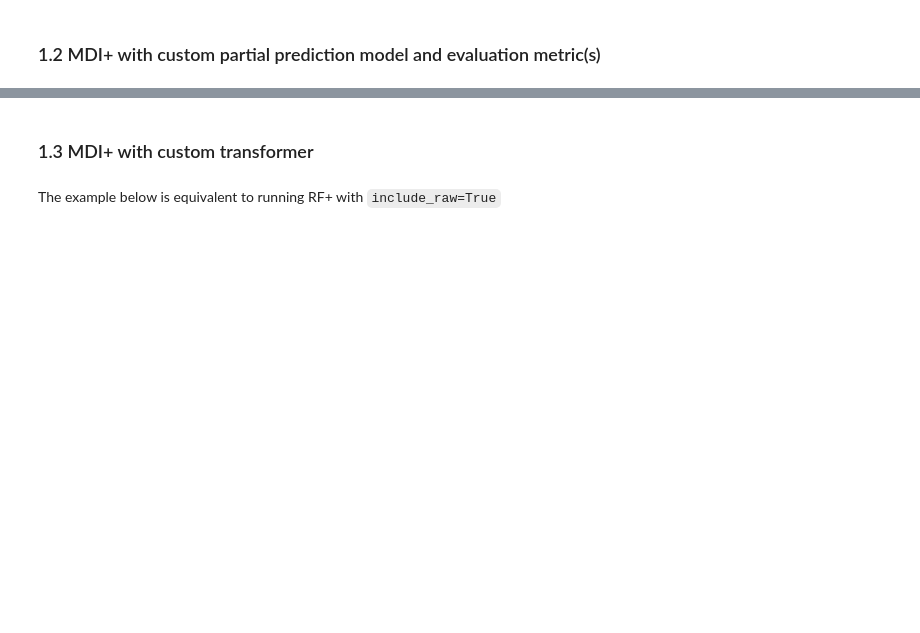
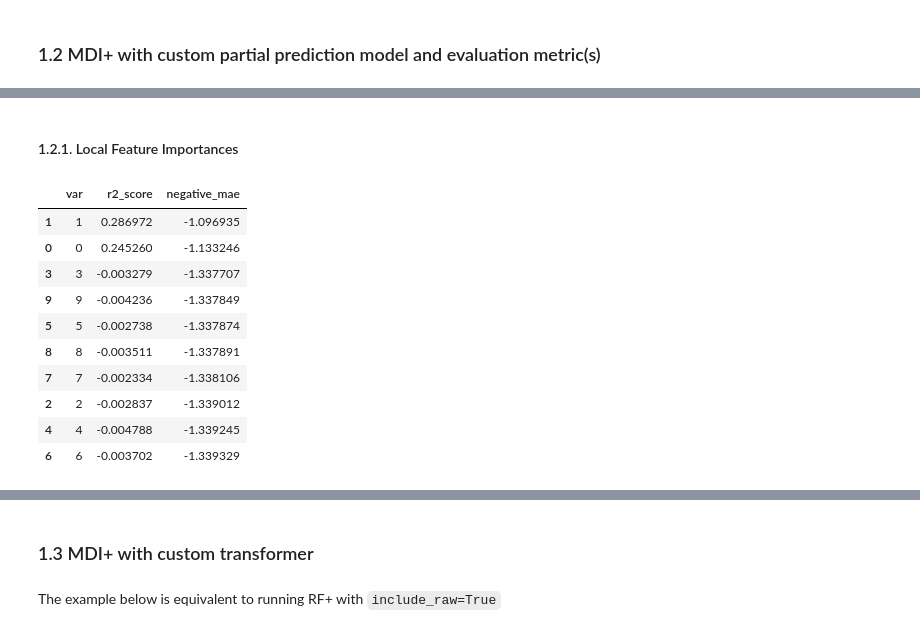
Before and after one commit to csinva/imodels, a Jupyter notebook: notebooks/mdi_plus_demo.ipynb, the cells around one changed output, grey strips where cells are left out. Saved outputs shown, nothing was run; the diff lists cells and outputs as text; code cells hidden in the pictures; blank space fills up the shorter version.

```diff
--- a/notebooks/mdi_plus_demo.ipynb
+++ b/notebooks/mdi_plus_demo.ipynb
@@ -83,0 +136,2 @@ mdi_plus_scores.sort_values("r2_score", ascending=False)
+# %% [markdown]
+#### 1.2.1. Local Feature Importances
@@ -83,0 +145,14 @@ mdi_plus_scores.sort_values("r2_score", ascending=False)
+# %%
+mdi_plus_scores["global"].sort_values("negative_mae", ascending=False)
+# %% [output]
+|  | var | r2_score | negative_mae |
+| 1 | 1 | 0.286972 | -1.096935 |
+| 0 | 0 | 0.245260 | -1.133246 |
+| 3 | 3 | -0.003279 | -1.337707 |
+| 9 | 9 | -0.004236 | -1.337849 |
+| 5 | 5 | -0.002738 | -1.337874 |
+| 8 | 8 | -0.003511 | -1.337891 |
+| 7 | 7 | -0.002334 | -1.338106 |
+| 2 | 2 | -0.002837 | -1.339012 |
+| 4 | 4 | -0.004788 | -1.339245 |
+| 6 | 6 | -0.003702 | -1.339329 |
```
Also changed, not shown: parts of 22 cells of this notebook, 2 other files.
